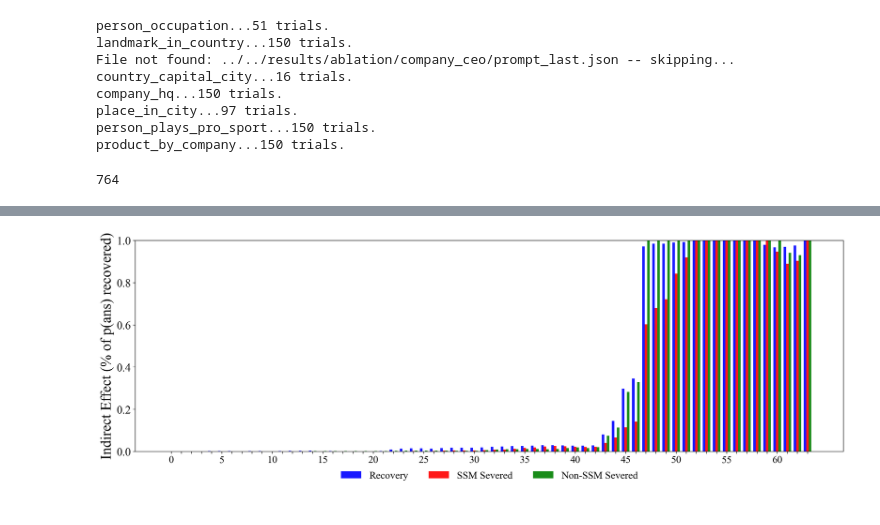
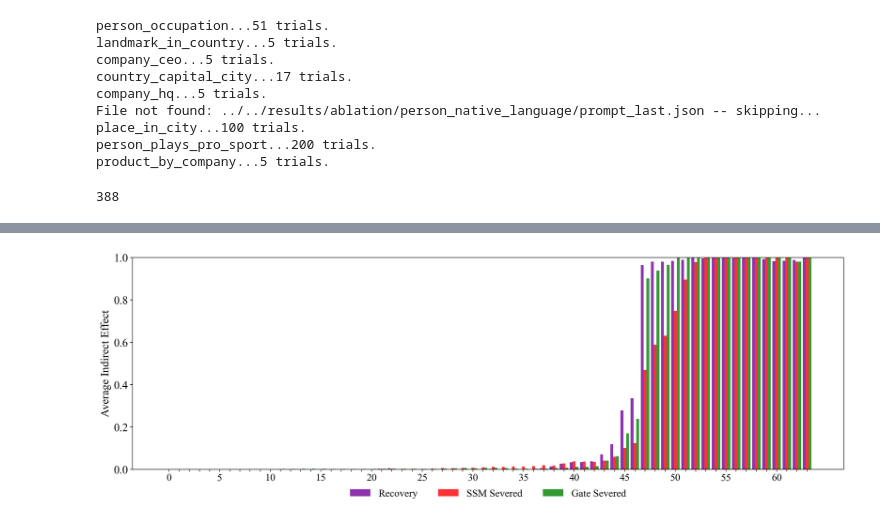
Before and after one commit to arnab-api/romba, a Jupyter notebook: notebooks/figures/path_blocking.ipynb, the cells around one changed output, grey strips where cells are left out. Cells and saved outputs as stored; diff of their text form; code cells hidden in the pictures.

```diff
--- a/notebooks/figures/path_blocking.ipynb
+++ b/notebooks/figures/path_blocking.ipynb
@@ -35,8 +35,8 @@ MEDIUM_SIZE = 18
 BIGGER_SIZE = 24
 
 plt.rc("font", size=SMALL_SIZE)  # controls default text sizes
-plt.rc("axes", titlesize=BIGGER_SIZE)  # fontsize of the axes title
-plt.rc("axes", labelsize=MEDIUM_SIZE+5)  # fontsize of the x and y labels
+# plt.rc("axes", titlesize=MEDIUM_SIZE)  # fontsize of the axes title
+plt.rc("axes", labelsize=MEDIUM_SIZE)  # fontsize of the x and y labels
 plt.rc("xtick", labelsize=SMALL_SIZE)  # fontsize of the tick labels
 plt.rc("ytick", labelsize=MEDIUM_SIZE)  # fontsize of the tick labels
 plt.rc("legend", fontsize=SMALL_SIZE)  # legend fontsize
@@ -47,17 +47,21 @@ plt.rc("figure", titlesize=BIGGER_SIZE)  # fontsize of the figure title
 def plot_patch_blocking_results(
     patch_recovery,
     ssm_severed,
-    non_ssm_severed,
+    gate_severed,
+    block_severed,
+    savepdf=None,
 ):
     state_indirect_effects = {
         "Recovery": patch_recovery,
         "SSM Severed": ssm_severed,
-        "Non-SSM Severed": non_ssm_severed,
+        "Gate Severed": gate_severed,
+        # "Block Severed": block_severed
     }
     config_color = {
-        "Recovery": "blue",
+        "Recovery": "#730099",
         "SSM Severed": "red",
-        "Non-SSM Severed": "green",
+        "Gate Severed": "green",
+        # "Block Severed": "blue",
     }
 
     # plt.rcdefaults()
@@ -65,7 +69,7 @@ def plot_patch_blocking_results(
     n_layer = len(patch_recovery)
 
     idx = 0
-    bar_width = 0.25
+    bar_width = 0.28
     for config in state_indirect_effects:
         plot_ie = []
         for layer in range(n_layer):
@@ -77,7 +81,7 @@ def plot_patch_blocking_results(
             label = config,
             # edgecolor = "black",
             color = config_color[config],
-            alpha = 0.9
+            alpha = 0.8
         )
         idx += 1
 
@@ -90,9 +94,12 @@ def plot_patch_blocking_results(
         [layer_tick(i) for i in range(n_layer)]
     )
 
-    ylabel = f"Indirect Effect ({'%'} of p(ans) recovered)"
+    ylabel = f"Average Indirect Effect"
 
     plt.ylabel(ylabel)
-    plt.legend(ncol = 3, bbox_to_anchor=(0.5, -.18), loc='lower center', frameon=False)
-    # plt.savefig(f"figs/faithfulness_lre_models.pdf", bbox_inches="tight")
+    plt.legend(ncol = 4, bbox_to_anchor=(0.5, -.18), loc='lower center', frameon=False)
+    if savepdf:
+        os.makedirs(os.path.dirname(savepdf), exist_ok=True)
+        plt.savefig(savepdf, bbox_inches="tight")
+
     plt.show()
@@ -124,7 +125,9 @@ at_token = "prompt_last"
 
 patch_recovery_all = []
 ssm_severed_all = []
-non_ssm_severed_all = []
+gate_severed_all = []
+block_severed_all = []
+
 for relation in relations:
     results_file = os.path.join(path_blocking_dir, relation, f"{at_token}.json")
     try:
@@ -136,28 +139,35 @@ for relation in relations:
     print(f"{relation}...{len(ablation_results['trials'])} trials.")
     patch_recovery_all += [trial["patch_recovery"] for trial in ablation_results["trials"]]
     ssm_severed_all += [trial["ssm_severed"] for trial in ablation_results["trials"]]
-    non_ssm_severed_all += [trial["mlp_severed"] for trial in ablation_results["trials"]]
+    gate_severed_all += [trial["gate_severed"] for trial in ablation_results["trials"]]
+    block_severed_all += [trial["block_severed"] for trial in ablation_results["trials"]]
 
 len(patch_recovery_all)
 # %% [output]
 person_occupation...51 trials.
-landmark_in_country...150 trials.
-File not found: ../../results/ablation/company_ceo/prompt_last.json -- skipping...
-country_capital_city...16 trials.
-company_hq...150 trials.
-place_in_city...97 trials.
-person_plays_pro_sport...150 trials.
-product_by_company...150 trials.
+landmark_in_country...5 trials.
+company_ceo...5 trials.
+country_capital_city...17 trials.
+company_hq...5 trials.
+File not found: ../../results/ablation/person_native_language/prompt_last.json -- skipping...
+place_in_city...100 trials.
+person_plays_pro_sport...200 trials.
+product_by_company...5 trials.
-764
+388
 # %%
+FIGURS_DIR = os.path.join("../../", "Figures")
+
 import torch
 patch_recovery_avg = torch.Tensor(patch_recovery_all).mean(dim=0).squeeze().numpy()
 ssm_severed_avg = torch.Tensor(ssm_severed_all).mean(dim=0).squeeze().numpy()
-non_ssm_severed_avg = torch.Tensor(non_ssm_severed_all).mean(dim=0).squeeze().numpy()
+gate_severed_avg = torch.Tensor(gate_severed_all).mean(dim=0).squeeze().numpy()
+block_severed_avg = torch.Tensor(block_severed_all).mean(dim=0).squeeze().numpy()
 
 plot_patch_blocking_results(
     patch_recovery_avg,
     ssm_severed_avg,
-    non_ssm_severed_avg,
+    gate_severed_avg,
+    block_severed_avg,
+    savepdf=os.path.join(FIGURS_DIR, f"{at_token}_path_blocking.pdf")
 )
 # %% [output]
@@ -164 +177 @@ plot_patch_blocking_results(
-[figure, old version]
+[figure, new version]
```
Also changed, not shown: parts of 3 cells of this notebook, 50 other files.
